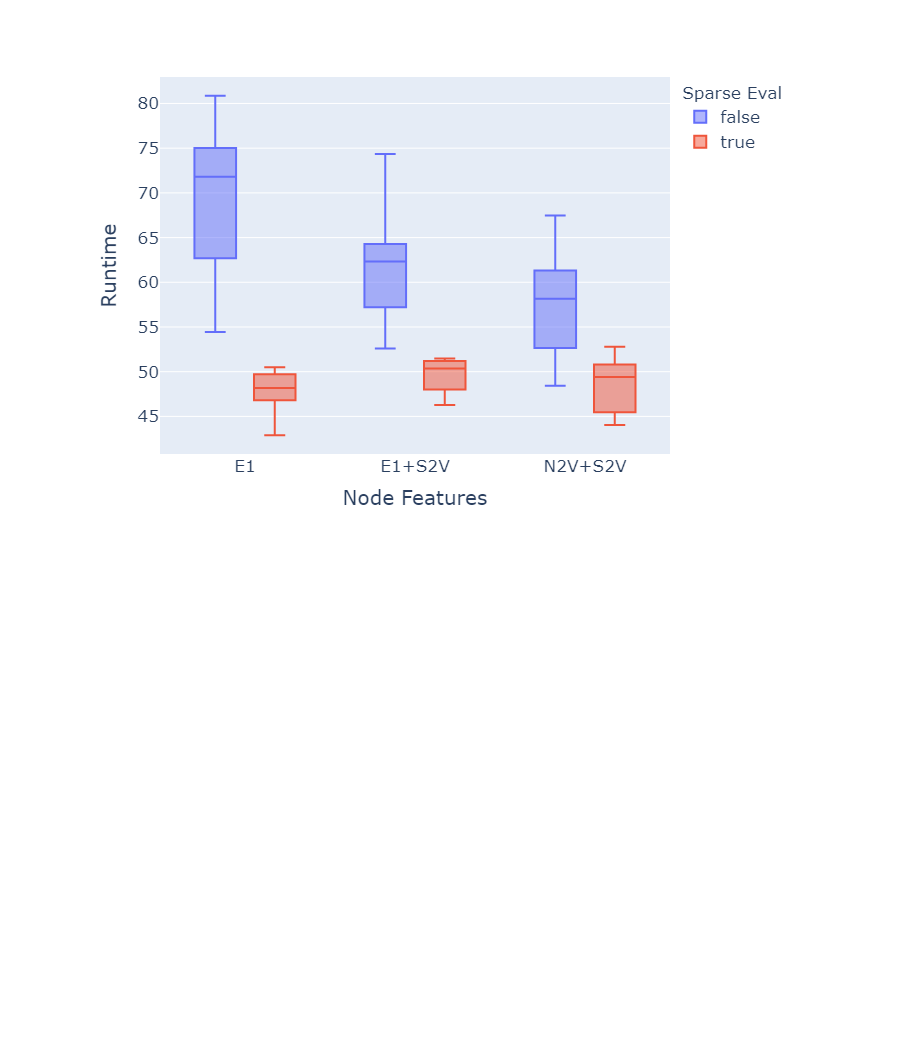
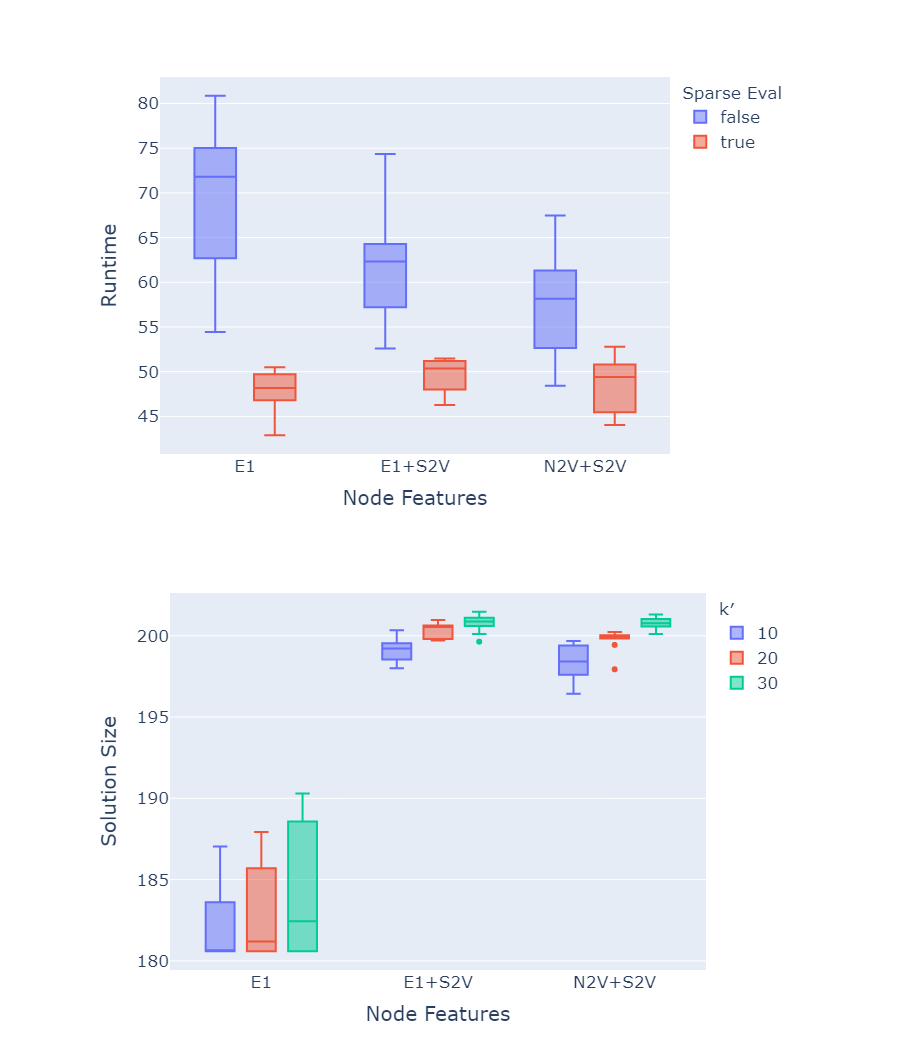
Before and after one commit to rettrich/thesis, a Jupyter notebook: eval/evaluation.ipynb, the cells around one changed output. Saved outputs shown, nothing was run; the diff lists cells and outputs as text; code cells hidden in the pictures; blank space fills up the shorter version.

```diff
--- a/eval/evaluation.ipynb
+++ b/eval/evaluation.ipynb
@@ -444,3 +444,28 @@ p = plot([features_1; features_2], x=Symbol("Node Features"), y=Symbol("Runtime"
     p
 # %% [output]
 [figure]
+# %%
+features_1 = get_features("V378_Manna27", 1; filter_word="benchmark")
+features_2 = get_features("V378_Manna27", 1; filter_word="kprime10")
+features_3 = get_features("V378_Manna27", 1; filter_word="kprime30")
+features_1 = [features_1.single; features_1.combined]
+features_2 = [features_2.single; features_2.combined]
+features_3 = [features_3.single; features_3.combined]
+features_1[!, Symbol("k′")] .= 20
+features_2[!, Symbol("k′")] .= 10
+features_3[!, Symbol("k′")] .= 30
+# features_1 = [features_1.single; features_1.combined]
+# features_2 = [features_2.single; features_2.combined]
+# features_1[!, Symbol("depth")] .= "1"
+# features_2[!, Symbol("depth")] .= "2"
+p = plot([features_2; features_1; features_3], x=Symbol("Node Features"), y=Symbol("Solution Size"), kind="box", color=Symbol("k′"),
+    Layout(
+        # showlegend=false,
+        boxmode="group",
+        font=attr(size=17),
+        group=Symbol("k′")
+    ))
+    savefig(p, "neighborhood-size.pdf", width=500, height=350)
+    p
+# %% [output]
+[figure, added]
```
Also changed, not shown: parts of 5 cells of this notebook, 11 other files.
